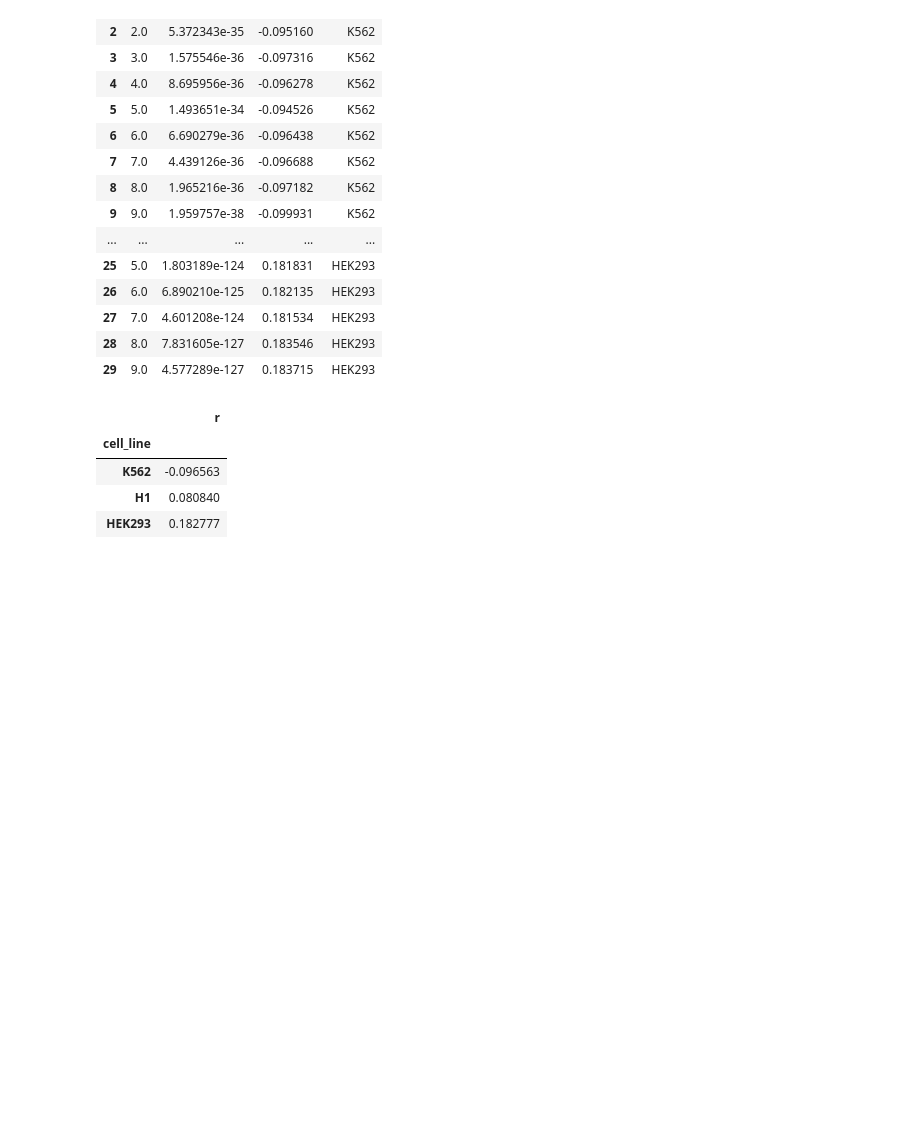
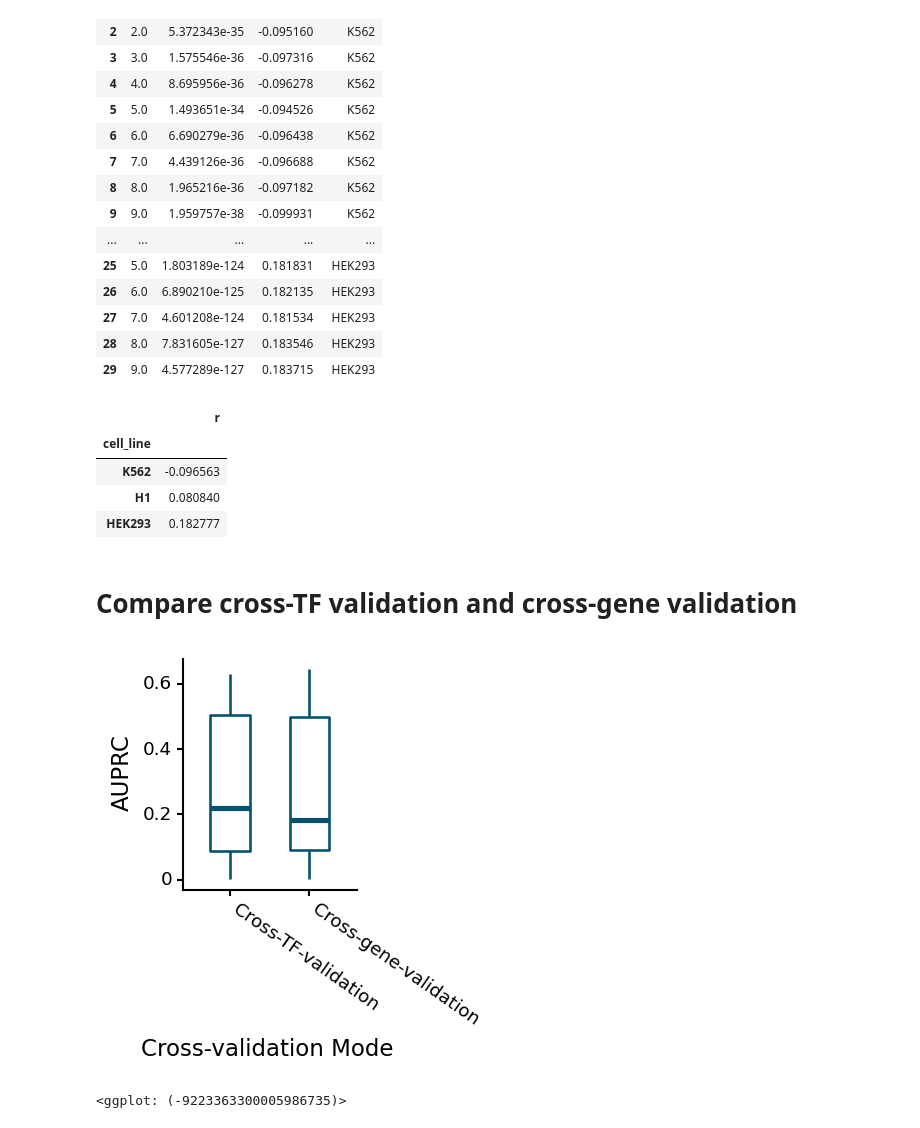
Before and after one commit to BrentLab/TFPertRespExplainer, a Jupyter notebook: WORKING_NOTEBOOKS/g3_revision.ipynb, the cells around one changed output. Saved outputs shown, nothing was run; the diff lists cells and outputs as text; code cells hidden in the pictures; blank space fills up the shorter version.

Commit message:
Add hold1out on response rate predictor & compare cross-tf-validation vs cross-gene-validation

```diff
--- a/WORKING_NOTEBOOKS/g3_revision.ipynb
+++ b/WORKING_NOTEBOOKS/g3_revision.ipynb
@@ -601,3 +666,37 @@ corr_df.groupby(['cell_line'])[['r']].median()
 | K562 | -0.096563 |
 | H1 | 0.080840 |
 | HEK293 | 0.182777 |
+# %% [markdown]
+# Compare cross-TF validation and cross-gene validation
+# %%
+cross_tf = pd.read_csv('../OUTPUT/human_k562/all_feats/stats.csv.gz')
+
+cross_gene = []
+for tf in cross_tf['tf']:
+    cg = pd.read_csv('../../Pert_Response_Modeling/OUTPUT/Human_chip_pert_enhanPromo500kbSingle_5primPromo2kb/dna_tfb_atac_expr/xgb_classifier/' + tf + '/stats.csv.gz')
+    cg['tf'] = tf
+    cross_gene.append(cg)
+cross_gene = pd.concat(cross_gene)
+
+# Calculate median cross-gene AUPRC for each TF
+cross_gene = cross_gene.groupby('tf')[['auprc']].median().reset_index()
+# %%
+cross_tf['cv'] = 'Cross-TF-validation'
+cross_gene['cv'] = 'Cross-gene-validation'
+
+plot_df = pd.concat([cross_tf, cross_gene])
+
+ax = (
+    ggplot(plot_df, aes(x='cv', y='auprc'))
+    + geom_boxplot(color=COLORS['dark_blue'], size=.7, width=.5)
+    + xlab('Cross-validation Mode')
+    + ylab('AUPRC')
+    + theme_classic()
+    + theme(figure_size=(1.5, 2), dpi=150,
+           axis_text_x=element_text(color='#000000', angle=-35, hjust=0),
+           axis_text_y=element_text(color='#000000'))
+)
+display(ax)
+# %% [output]
+[figure, added]
+<ggplot: (-9223363300005986735)>
```
Also changed, not shown: parts of 7 cells of this notebook.
